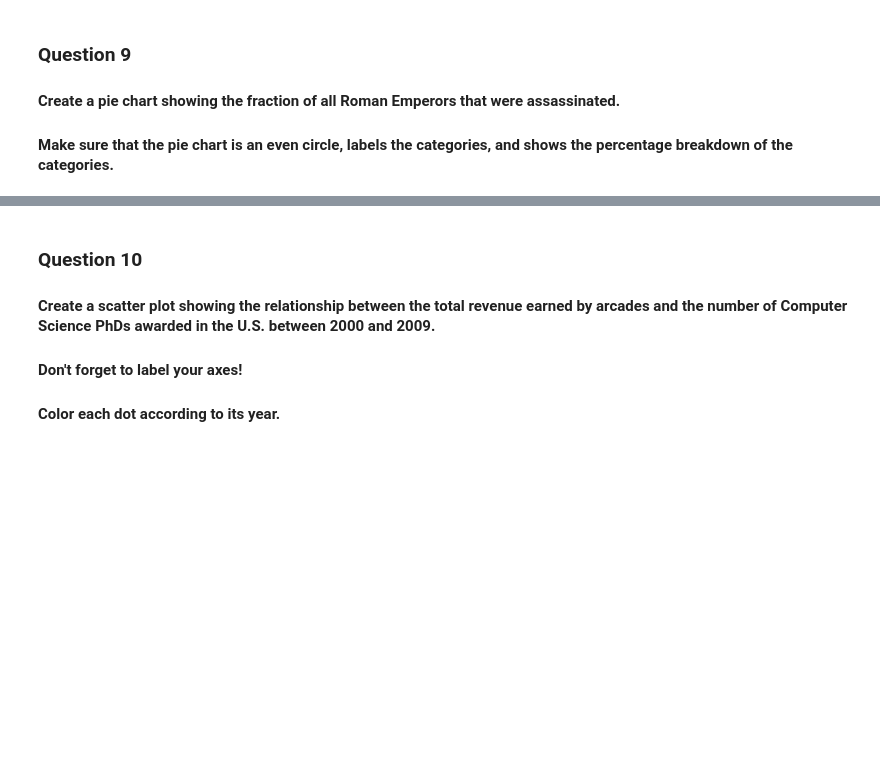
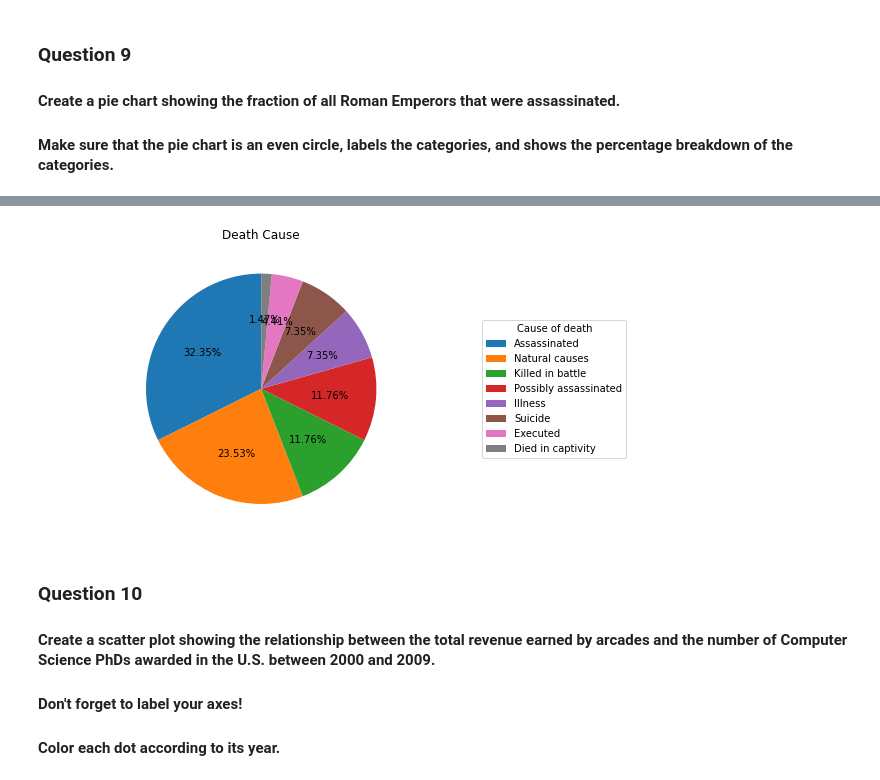
Before and after one commit to SachinMacwan/Sachin.Macwan.BDAT1004PS-3, a Jupyter notebook: 200520923-PS3.ipynb, the cells around one changed output, grey strips where cells are left out. Saved outputs shown, nothing was run; the diff lists cells and outputs as text; code cells hidden in the pictures; blank space fills up the shorter version.

```diff
--- a/200520923-PS3.ipynb
+++ b/200520923-PS3.ipynb
@@ -866,11 +866,26 @@ plt.show
 #### Create a pie chart showing the fraction of all Roman Emperors that were assassinated.
 #### Make sure that the pie chart is an even circle, labels the categories, and shows the percentage breakdown of the categories.
 # %%
-import plotly.express as px
+import pandas as pd
+#import os
+import matplotlib.pyplot as plt
 
-emperors = pd.read_csv('roman-emperor-reigns.csv')
+roman_data = pd.read_csv('roman-emperor-reigns.csv')
 
-fig = px.pie(emperors,  names='Cause_of_Death',width=700,height=350)
+data = roman_data.groupby(['Cause_of_Death']).Cause_of_Death.agg('count').to_frame('Count').reset_index()
+data = data.sort_values(by='Count', ascending=False)
+labels = data['Cause_of_Death'].unique()
 
-fig.show()
+
+counts = roman_data['Cause_of_Death'].value_counts()
+l = list(counts)
+fig = plt.figure()
+ax = fig.add_axes([0,0,1,1])
+ax.axis('equal')
+plt.title('Death Cause')
+ax.pie(l,  autopct='%1.2f%%',startangle=90)
+ax.legend(labels = labels,title="Cause of death",
+          loc="center left",
+          bbox_to_anchor=(1, 0, 0.5, 1))
+plt.show()
 # %% [output]
@@ -878,3 +892,4 @@ fig.show()
+[figure, added]
 # %% [markdown]
 ### Question 10
 #### Create a scatter plot showing the relationship between the total revenue earned by arcades and the number of Computer Science PhDs awarded in the U.S. between 2000 and 2009.
```
Also changed, not shown: parts of 1 cell of this notebook.
